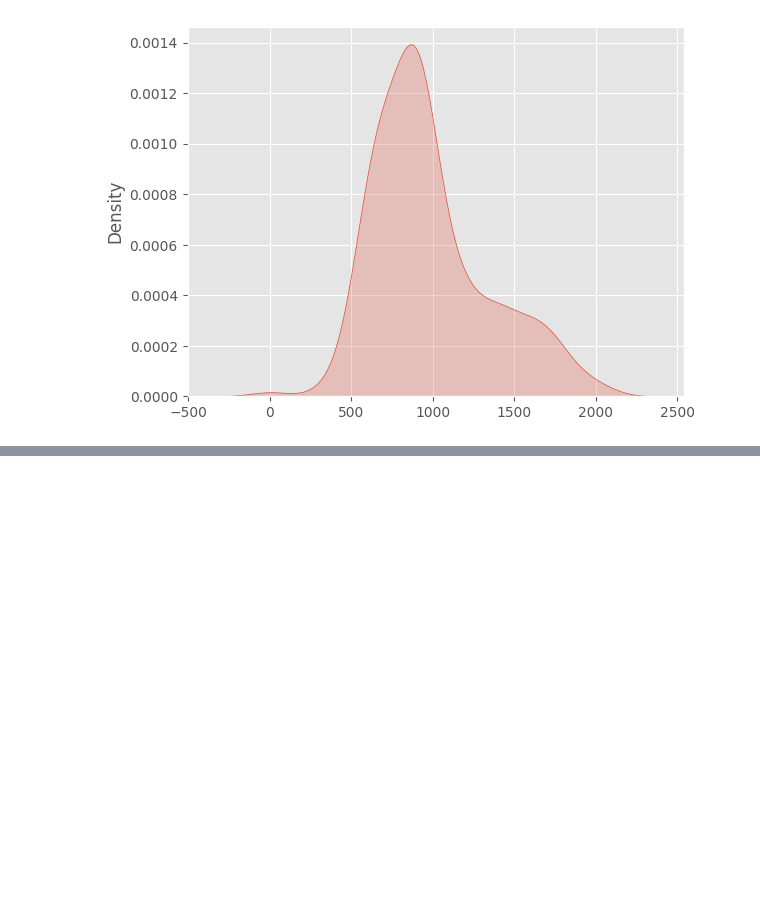
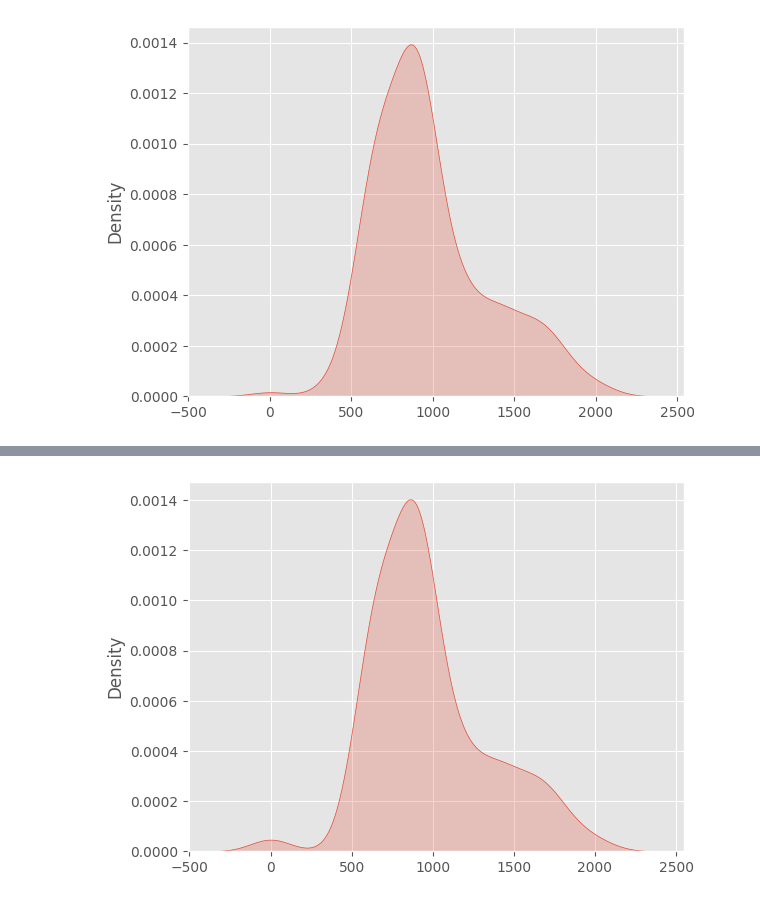
Before and after one commit to Athe-kunal/openbb-agent, a Jupyter notebook: Testing.ipynb, the cells around one changed output, grey strips where cells are left out. Saved outputs shown, nothing was run; the diff lists cells and outputs as text; code cells hidden in the pictures; blank space fills up the shorter version.

```diff
--- a/Testing.ipynb
+++ b/Testing.ipynb
@@ -455,0 +494,5 @@ sns.kdeplot(prompt_tokens, fill=True);
+# %%
+prompt_tokens = [float(x) for x in prompt_tokens]
+sns.kdeplot(prompt_tokens, fill=True);
+# %% [output]
+[figure, added]
```
Also changed, not shown: parts of 4 cells of this notebook, 4 other files.
